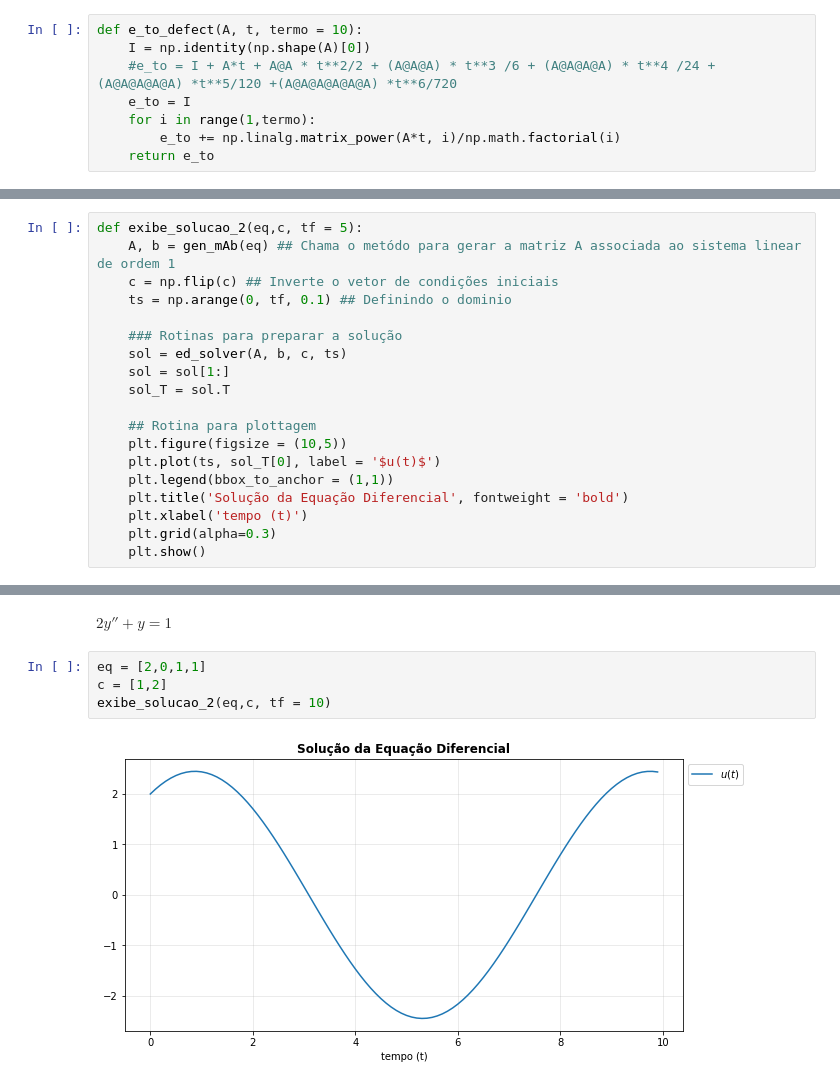
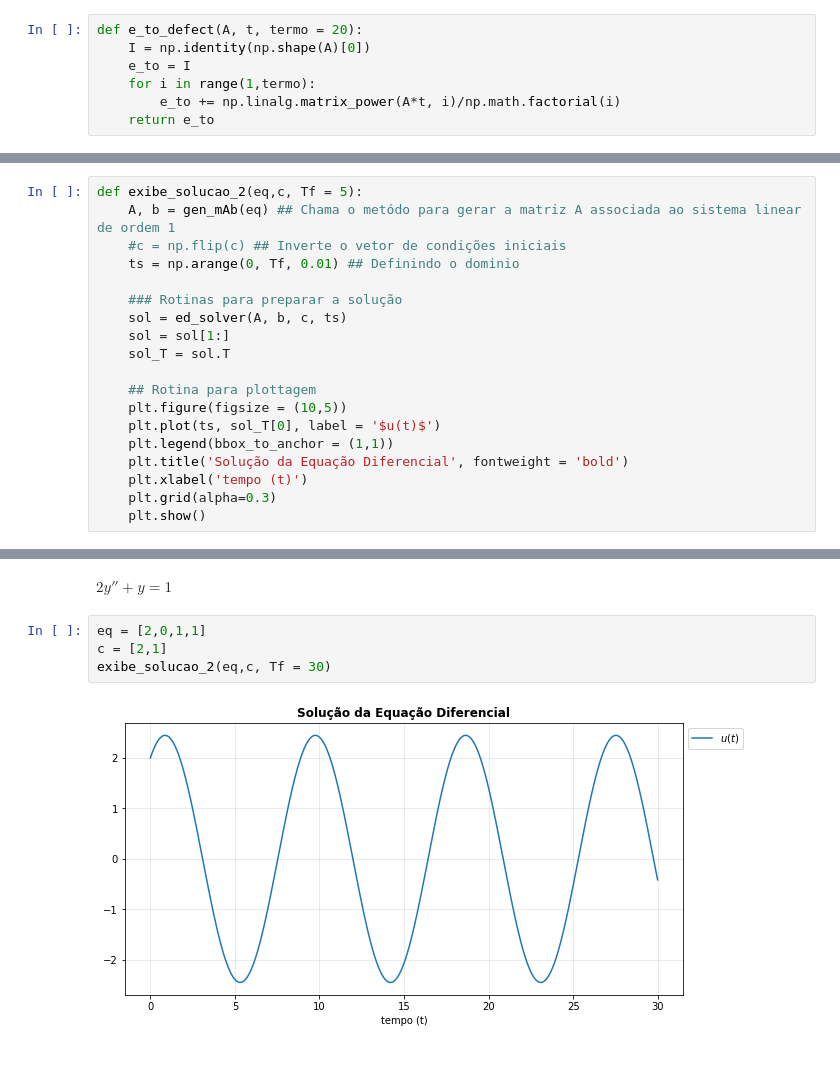
Before and after one commit to gil-miranda/university-courses, a Jupyter notebook: comp-cientifica-II-2019-2/Project-I/Project-I.ipynb, the cells around one changed output, grey strips where cells are left out. Drawn from its saved outputs; the diff is of its cells as text.

```diff
--- a/comp-cientifica-II-2019-2/Project-I/Project-I.ipynb
+++ b/comp-cientifica-II-2019-2/Project-I/Project-I.ipynb
@@ -71,9 +56,8 @@ $$
 e^{At} = I + \frac{At}{1!} + \frac{A^2t^2}{2!} +\frac{A^3t^3}{3} +\frac{A^4t^4}{4!} + \dots
 $$
 # %%
-def e_to_defect(A, t, termo = 10):
+def e_to_defect(A, t, termo = 20):
     I = np.identity(np.shape(A)[0])
-    #e_to = I + A*t + A@A * t**2/2 + (A@A@A) * t**3 /6 + (A@A@A@A) * t**4 /24 + (A@A@A@A@A) *t**5/120 +(A@A@A@A@A@A) *t**6/720
     e_to = I
     for i in range(1,termo):
         e_to += np.linalg.matrix_power(A*t, i)/np.math.factorial(i)
@@ -167,3 +148,22 @@ def gen_mAb(eq): ## Input -> eq: lista de coeficientes da ed.
+# %%
+def exibe_solucao_2(eq,c, Tf = 5):
+    A, b = gen_mAb(eq) ## Chama o metódo para gerar a matriz A associada ao sistema linear de ordem 1
+    #c = np.flip(c) ## Inverte o vetor de condições iniciais
+    ts = np.arange(0, Tf, 0.01) ## Definindo o dominio
+
+    ### Rotinas para preparar a solução
+    sol = ed_solver(A, b, c, ts)
+    sol = sol[1:]
+    sol_T = sol.T
+
+    ## Rotina para plottagem
+    plt.figure(figsize = (10,5))
+    plt.plot(ts, sol_T[0], label = '$u(t)$')
+    plt.legend(bbox_to_anchor = (1,1))
+    plt.title('Solução da Equação Diferencial', fontweight = 'bold')
+    plt.xlabel('tempo (t)')
+    plt.grid(alpha=0.3)
+    plt.show()
 # %% [markdown]
 $2y'' -y' + 5y = 0$
 # %%
@@ -174,19 +174,0 @@ c = [1,1]
-# %%
-def exibe_solucao_2(eq,c, tf = 5):
-    A, b = gen_mAb(eq) ## Chama o metódo para gerar a matriz A associada ao sistema linear de ordem 1
-    c = np.flip(c) ## Inverte o vetor de condições iniciais
-    ts = np.arange(0, tf, 0.1) ## Definindo o dominio
-
-    ### Rotinas para preparar a solução
-    sol = ed_solver(A, b, c, ts)
-    sol = sol[1:]
-    sol_T = sol.T
-
-    ## Rotina para plottagem
-    plt.figure(figsize = (10,5))
-    plt.plot(ts, sol_T[0], label = '$u(t)$')
-    plt.legend(bbox_to_anchor = (1,1))
-    plt.title('Solução da Equação Diferencial', fontweight = 'bold')
-    plt.xlabel('tempo (t)')
-    plt.grid(alpha=0.3)
-    plt.show()
@@ -198,7 +176,7 @@ exibe_solucao_2(eq,[1,1])
 $2y'' + y = 1$
 # %%
 eq = [2,0,1,1]
-c = [1,2]
-exibe_solucao_2(eq,c, tf = 10)
+c = [2,1]
+exibe_solucao_2(eq,c, Tf = 30)
 # %% [output]
-[figure, old version]
+[figure, new version]
```
Also changed, not shown: parts of 11 cells of this notebook, 4 other files.
